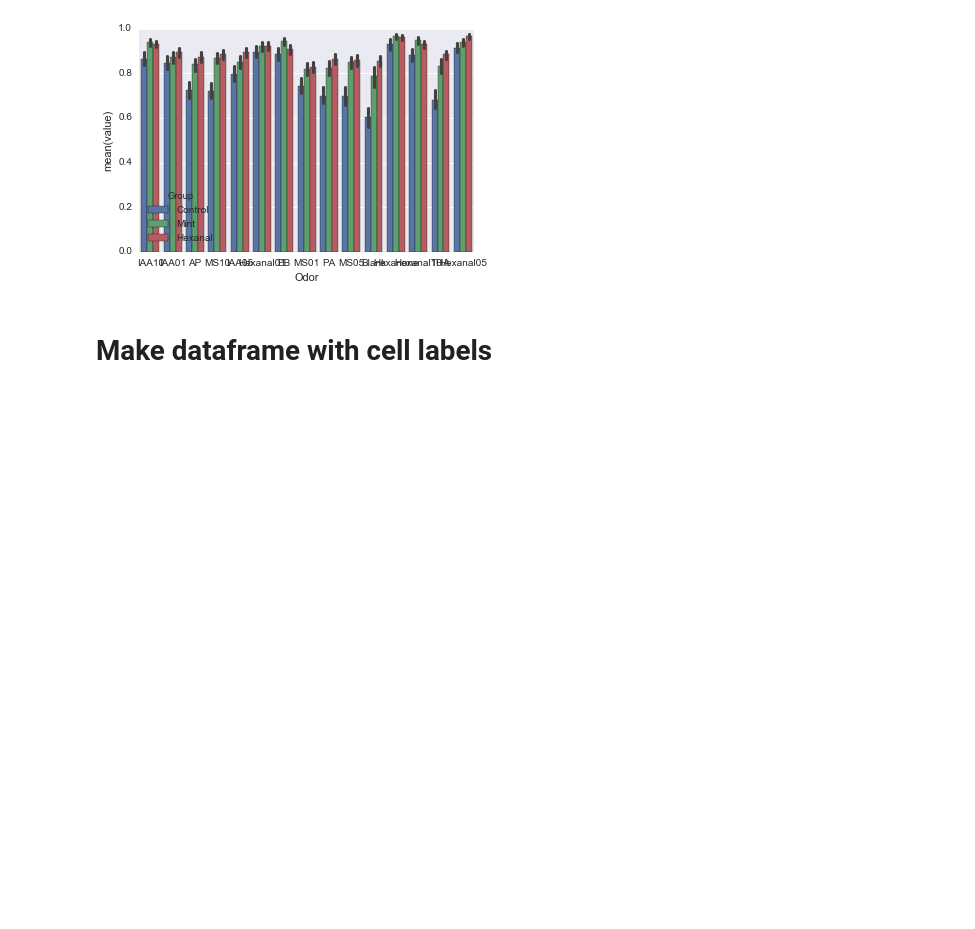
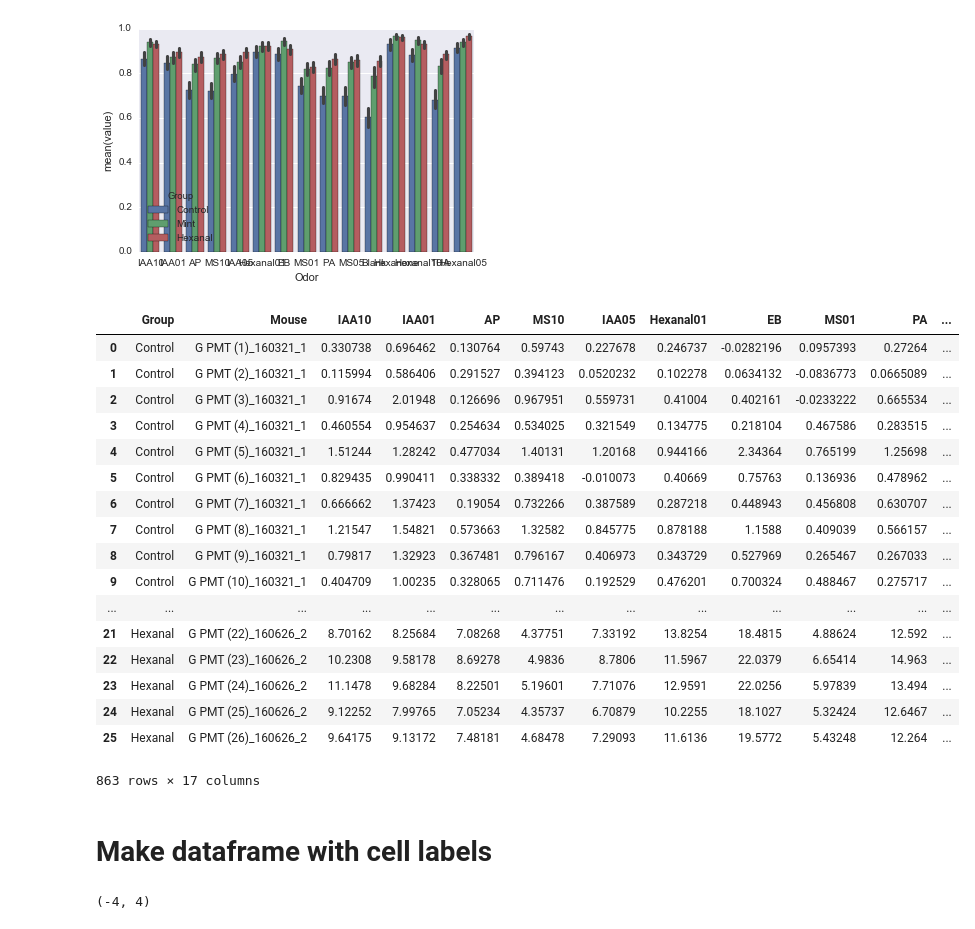
Before and after one commit to liu-annie/CaI, a Jupyter notebook: Make_Dataframes.ipynb, the cells around one changed output. Cells and saved outputs as stored; diff of their text form; code cells hidden in the pictures; blank space fills up the shorter version.

```diff
--- a/Make_Dataframes.ipynb
+++ b/Make_Dataframes.ipynb
@@ -236,6 +236,27 @@ for date in trials.File.unique():
     fullbase=fullbase.append(temp)
 CLfullbase=fullbase.reset_index(drop=True)
 # fullbase.to_csv('C:\\Users\\Annie\\Documents\\Data\\Ca_Imaging\\GoodFiles\\fullbaseline_WL.csv',index=False)
+# %%
+fullint
+# %% [output]
+|  | Group | Mouse | IAA10 | IAA01 | AP | MS10 | IAA05 | Hexanal01 | EB | MS01 | PA | ... |
+| 0 | Control | G PMT (1)_160321_1 | 0.330738 | 0.696462 | 0.130764 | 0.59743 | 0.227678 | 0.246737 | -0.0282196 | 0.0957393 | 0.27264 | ... |
+| 1 | Control | G PMT (2)_160321_1 | 0.115994 | 0.586406 | 0.291527 | 0.394123 | 0.0520232 | 0.102278 | 0.0634132 | -0.0836773 | 0.0665089 | ... |
+| 2 | Control | G PMT (3)_160321_1 | 0.91674 | 2.01948 | 0.126696 | 0.967951 | 0.559731 | 0.41004 | 0.402161 | -0.0233222 | 0.665534 | ... |
+| 3 | Control | G PMT (4)_160321_1 | 0.460554 | 0.954637 | 0.254634 | 0.534025 | 0.321549 | 0.134775 | 0.218104 | 0.467586 | 0.283515 | ... |
+| 4 | Control | G PMT (5)_160321_1 | 1.51244 | 1.28242 | 0.477034 | 1.40131 | 1.20168 | 0.944166 | 2.34364 | 0.765199 | 1.25698 | ... |
+| 5 | Control | G PMT (6)_160321_1 | 0.829435 | 0.990411 | 0.338332 | 0.389418 | -0.010073 | 0.40669 | 0.75763 | 0.136936 | 0.478962 | ... |
+| 6 | Control | G PMT (7)_160321_1 | 0.666662 | 1.37423 | 0.19054 | 0.732266 | 0.387589 | 0.287218 | 0.448943 | 0.456808 | 0.630707 | ... |
+| 7 | Control | G PMT (8)_160321_1 | 1.21547 | 1.54821 | 0.573663 | 1.32582 | 0.845775 | 0.878188 | 1.1588 | 0.409039 | 0.566157 | ... |
+| 8 | Control | G PMT (9)_160321_1 | 0.79817 | 1.32923 | 0.367481 | 0.796167 | 0.406973 | 0.343729 | 0.527969 | 0.265467 | 0.267033 | ... |
+| 9 | Control | G PMT (10)_160321_1 | 0.404709 | 1.00235 | 0.328065 | 0.711476 | 0.192529 | 0.476201 | 0.700324 | 0.488467 | 0.275717 | ... |
+| ... | ... | ... | ... | ... | ... | ... | ... | ... | ... | ... | ... | ... |
+| 21 | Hexanal | G PMT (22)_160626_2 | 8.70162 | 8.25684 | 7.08268 | 4.37751 | 7.33192 | 13.8254 | 18.4815 | 4.88624 | 12.592 | ... |
+| 22 | Hexanal | G PMT (23)_160626_2 | 10.2308 | 9.58178 | 8.69278 | 4.9836 | 8.7806 | 11.5967 | 22.0379 | 6.65414 | 14.963 | ... |
+| 23 | Hexanal | G PMT (24)_160626_2 | 11.1478 | 9.68284 | 8.22501 | 5.19601 | 7.71076 | 12.9591 | 22.0256 | 5.97839 | 13.494 | ... |
+| 24 | Hexanal | G PMT (25)_160626_2 | 9.12252 | 7.99765 | 7.05234 | 4.35737 | 6.70879 | 10.2255 | 18.1027 | 5.32424 | 12.6467 | ... |
+| 25 | Hexanal | G PMT (26)_160626_2 | 9.64175 | 9.13172 | 7.48181 | 4.68478 | 7.29093 | 11.6136 | 19.5772 | 5.43248 | 12.264 | ... |
+863 rows × 17 columns
 # %% [markdown]
 # Make dataframe with cell labels
 # %%
@@ -246 +273,8 @@ melt_peak=pd.melt(CLfullpeak,('Mouse','Group'),var_name='Odor')
+# %%
+from numpy import median
+sns.set_context("talk", font_scale=2.2);
+sns.pointplot('Odor','Peak_to_Integral',hue='Group',data=fullcomparison,estimator=median);
+plt.ylim(-4,4)
+# %% [output]
+(-4, 4)
 # %%
```
Also changed, not shown: parts of 3 cells of this notebook, 5 other files.
